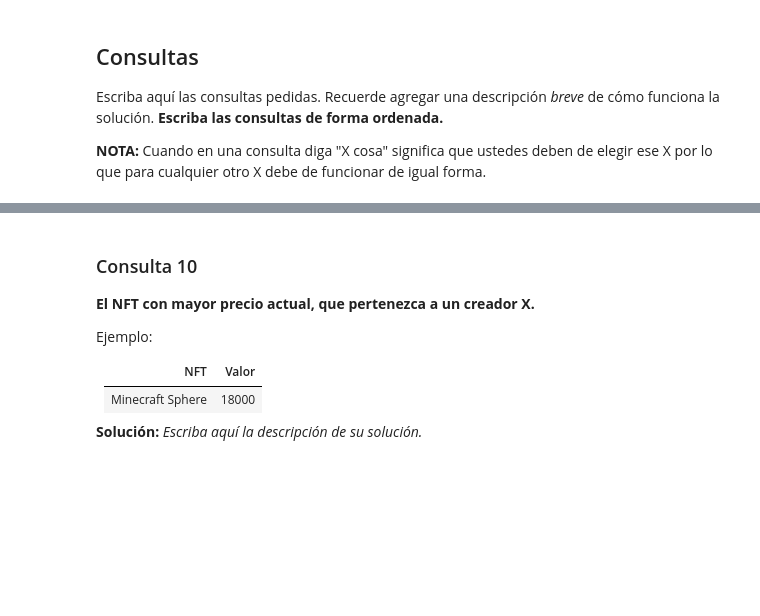
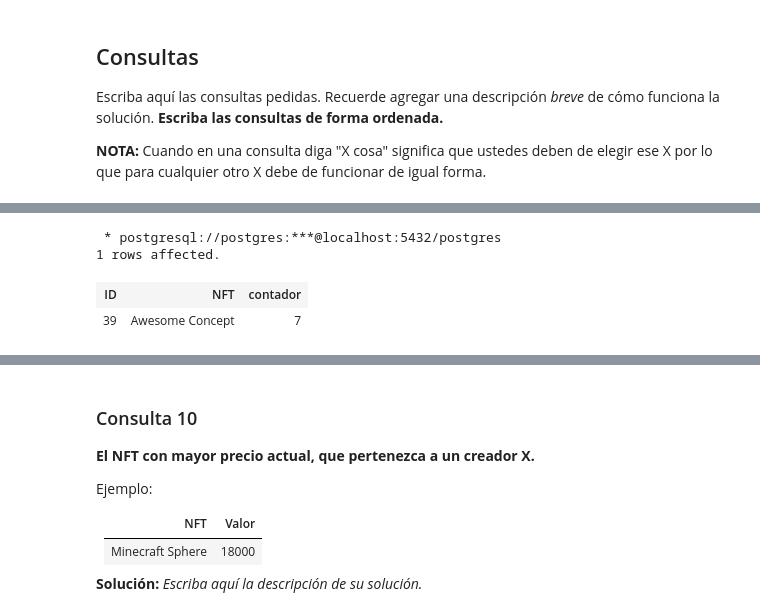
Before and after one commit to lucasmartinezr/Base_de_Datos, a Jupyter notebook: Tarea-1-Grupo38/Tarea1_BD_2022-1 V1.1.ipynb, the cells around one changed output, grey strips where cells are left out. Drawn from its saved outputs; the diff is of its cells as text; code cells hidden in the pictures; blank space fills up the shorter version.

```diff
--- a/Tarea-1-Grupo38/Tarea1_BD_2022-1 V1.1.ipynb
+++ b/Tarea-1-Grupo38/Tarea1_BD_2022-1 V1.1.ipynb
@@ -512,0 +503,18 @@ WHERE
+# %%
+%%sql
+SELECT
+	nft.id_nft as "ID", (nft.nombre) as "NFT", COUNT(nft.nombre) as contador
+FROM
+	nft INNER JOIN precio_nft
+ON
+	nft.id_nft = precio_nft.id_nft
+GROUP BY
+	nft.nombre, "ID"
+ORDER BY
+	contador DESC
+FETCH FIRST 1 ROWS ONLY;
+# %% [output]
+ * postgresql://postgres:***@localhost:5432/postgres
+1 rows affected.
+| ID | NFT | contador |
+| 39 | Awesome Concept | 7 |
```
Also changed, not shown: parts of 48 cells of this notebook.
